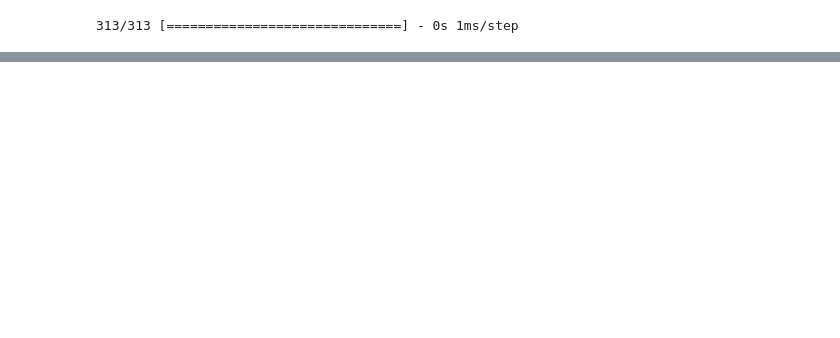
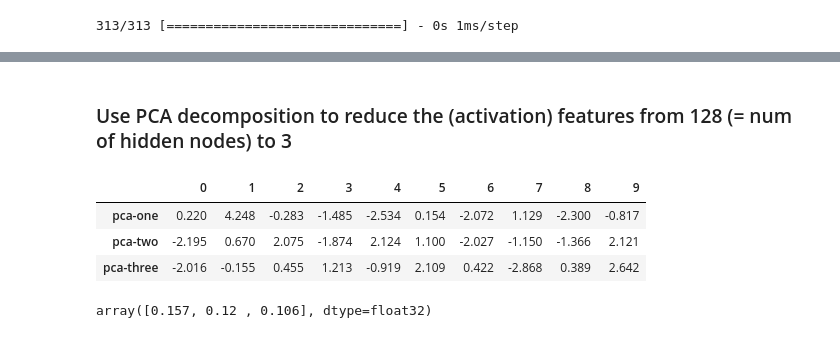
Before and after one commit to alawrence30/Deep-Learning, a Jupyter notebook: MSDS458_Assignment_01_v26_2.ipynb, the cells around one changed output, grey strips where cells are left out. Drawn from its saved outputs; the diff is of its cells as text; code cells hidden in the pictures; blank space fills up the shorter version.

```diff
--- a/MSDS458_Assignment_01_v26_2.ipynb
+++ b/MSDS458_Assignment_01_v26_2.ipynb
@@ -2601,0 +2681,21 @@ plt.show()
+# %% [markdown]
+### Use PCA decomposition to reduce the (activation) features from 128 (= num of hidden nodes) to 3
+# %%
+# Separating out the features
+features = [*activation_data][1:] # ['act_val_0', 'act_val_1',...]
+x = activation_df.loc[:, features].values
+
+pca = PCA(n_components=3)
+principalComponents = pca.fit_transform(x)
+principalDf = pd.DataFrame(data = principalComponents
+             , columns = ['pca-one', 'pca-two', 'pca-three'])
+principalDf.head(10).round(3).T
+# %% [output]
+|  | 0 | 1 | 2 | 3 | 4 | 5 | 6 | 7 | 8 | 9 |
+| pca-one | 0.220 | 4.248 | -0.283 | -1.485 | -2.534 | 0.154 | -2.072 | 1.129 | -2.300 | -0.817 |
+| pca-two | -2.195 | 0.670 | 2.075 | -1.874 | 2.124 | 1.100 | -2.027 | -1.150 | -1.366 | 2.121 |
+| pca-three | -2.016 | -0.155 | 0.455 | 1.213 | -0.919 | 2.109 | 0.422 | -2.868 | 0.389 | 2.642 |
+# %%
+pca.explained_variance_ratio_
+# %% [output]
+array([0.157, 0.12 , 0.106], dtype=float32)
```
Also changed, not shown: parts of 102 cells of this notebook.
